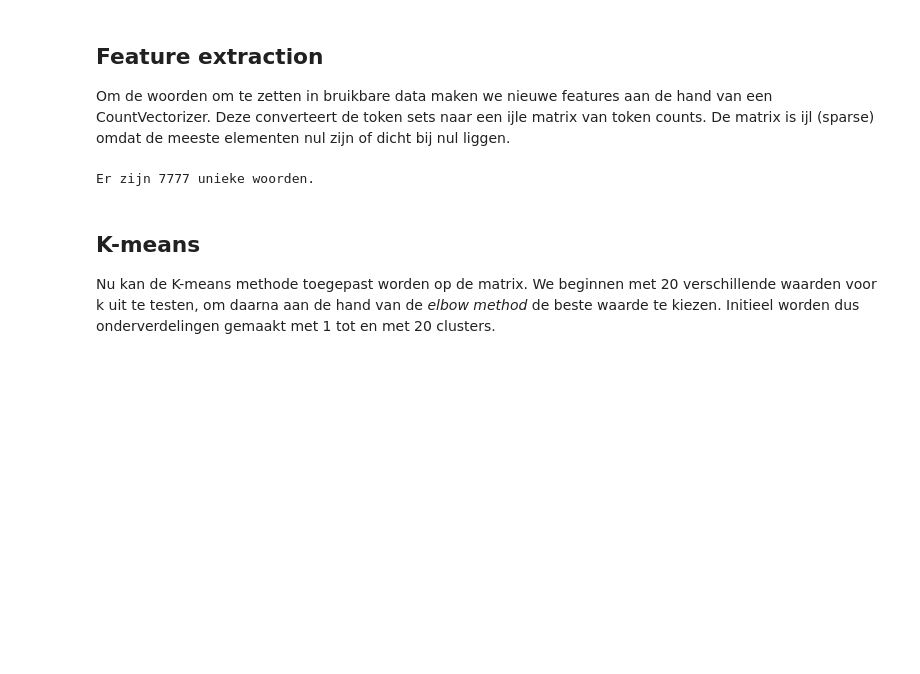
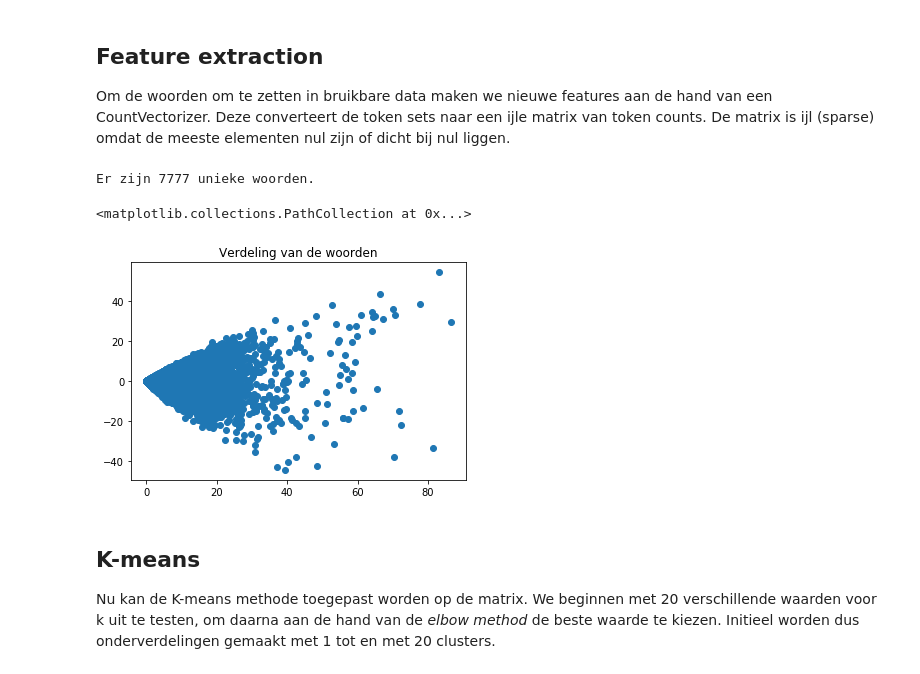
Before and after one commit to WouterStemgee/applied-machine-learning-consumer-complaints-database, a Jupyter notebook: sprint2_unsupervised-learning/sprint3_Thomas.ipynb, the cells around one changed output. Saved outputs shown, nothing was run; the diff lists cells and outputs as text; code cells hidden in the pictures; blank space fills up the shorter version.

```diff
--- a/sprint2_unsupervised-learning/sprint3_Thomas.ipynb
+++ b/sprint2_unsupervised-learning/sprint3_Thomas.ipynb
@@ -116,16 +116,17 @@ Om de woorden om te zetten in bruikbare data maken we nieuwe features aan de han
 from sklearn.feature_extraction.text import CountVectorizer
 vectorizer = CountVectorizer(min_df=5, max_df=0.97)
 X = vectorizer.fit_transform(balanced['Narrative_processed'])
-# %%
-# print(X)
-#vectorizer.vocabulary_
-print('Er zijn %d unieke woorden.' % X.shape[1])
-# plt.scatter(X[:,0], X[:,1], s=20)
-# plt.xlabel('Feature 1')
-# plt.ylabel('Feature 2')
-# plt.show()
-# %% [output]
-Er zijn 7777 unieke woorden.
+# %%
+from sklearn.decomposition import TruncatedSVD
+print('Er zijn %d unieke woorden.' % X.shape[1])
+tsvd = TruncatedSVD(n_components=2).fit(X)
+tsvd_2d = tsvd.transform(X)
+plt.title('Verdeling van de woorden')
+plt.scatter(tsvd_2d[:, 0], tsvd_2d[:, 1])
+# %% [output]
+Er zijn 7777 unieke woorden.
+<matplotlib.collections.PathCollection at 0x...>
+[figure, added]
 # %% [markdown]
 ## K-means
 Nu kan de K-means methode toegepast worden op de matrix. We beginnen met 20 verschillende waarden voor k uit te testen, om daarna aan de hand van de *elbow method* de beste waarde te kiezen. Initieel worden dus onderverdelingen gemaakt met 1 tot en met 20 clusters.
```
Also changed, not shown: parts of 5 cells of this notebook.
